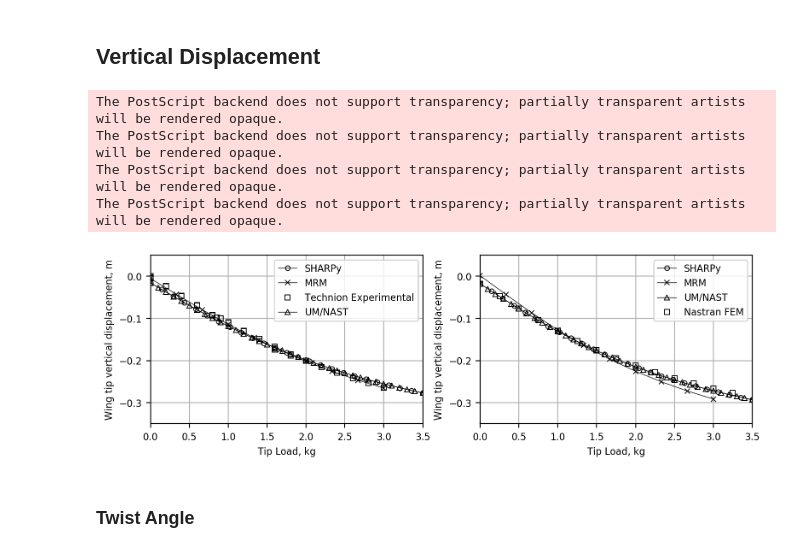
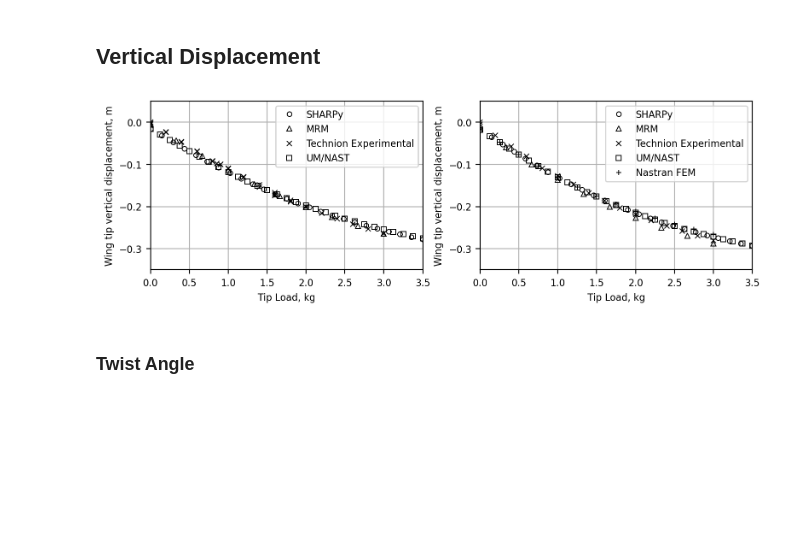
Before and after one commit to ngoiz/pazy-sharpy, a Jupyter notebook: 02a_Torsion/02a_Torsion.ipynb, the cells around one changed output. Cells and saved outputs as stored; diff of their text form; code cells hidden in the pictures; blank space fills up the shorter version.

```diff
--- a/02a_Torsion/02a_Torsion.ipynb
+++ b/02a_Torsion/02a_Torsion.ipynb
@@ -20,39 +20,46 @@ torsion_results['sharpy_wo_skin'] = {'file': path_to_results + '/torsion_SHARPy_
                                      'marker': 'o',
                                      'ms': 6,
                                     'label': 'SHARPy'}
-torsion_results['technion_mrm_w_skin'] = {'file': path_to_results + '//torsion_Technion_MRM_w_skin.txt',
+torsion_results['technion_mrm_w_skin'] = {'file': path_to_results + '/torsion_mrm_umbeam_w_skin.txt',
                                           'skin': True,
-                                          'marker': 'x',
+                                          'marker': '^',
                                           'ms': 6,
                                          'label': 'MRM'}
-torsion_results['technion_mrm_wo_skin'] = {'file': path_to_results + '//torsion_Technion_MRM_wo_skin.txt',
-                                           'marker': 'x',
+torsion_results['technion_mrm_wo_skin'] = {'file': path_to_results + '/torsion_mrm_umbeam_wo_skin.txt',
+                                           'marker': '^',
                                            'ms': 6,
                                            'skin': False,
                                           'label': 'MRM'}
-torsion_results['technion_experimental'] = {'file': path_to_results + '/torsion_Technion_Experimental.txt',
+torsion_results['technion_experimental_w_skin'] = {'file': path_to_results + '/torsion_technion_experimental_w_skin.txt',
                                             'skin': True,
                                            'label': 'Technion Experimental',
-                                           'marker': 's',
+                                           'marker': 'x',
+                                            'ms': 6,
+                                            'ls':'none'
+                                           }
+torsion_results['technion_experimental_wo_skin'] = {'file': path_to_results + '/torsion_technion_experimental_wo_skin.txt',
+                                            'skin': False,
+                                           'label': 'Technion Experimental',
+                                           'marker': 'x',
                                             'ms': 6,
                                             'ls':'none'
                                            }
 torsion_results['um_w_skin'] = {'file': path_to_results + '/torsion_UMNAST_w_skin.txt',
                                     'skin': True,
-                                    'marker': '^',
+                                    'marker': 's',
                                     'ms': 6,
                                    'label':'UM/NAST',
-                               'markevery': 5}
+                               'linestyle': {'markevery': 5}}
 torsion_results['um_wo_skin'] = {'file': path_to_results + '/torsion_UMNAST_wo_skin.txt',
-                                     'skin': False,
-                                     'marker': '^',
-                                     'ms': 6,
-                                    'label': 'UM/NAST',
-                                'markevery': 5}
-torsion_results['nastran'] = {'file': path_to_results + '/torsion_UMNAST_parentFEM_wo_skin.txt',
                                      'skin': False,
                                      'marker': 's',
                                      'ms': 6,
+                                    'label': 'UM/NAST',
+                                'linestyle': {'markevery': 5}}
+torsion_results['nastran'] = {'file': path_to_results + '/torsion_UMNAST_parentFEM_wo_skin.txt',
+                                     'skin': False,
+                                     'marker': '+',
+                                     'ms': 6,
                                     'label': 'Nastran FEM',
                              'ls':'none'}
 # %%
@@ -63,40 +70,37 @@ for key, case in torsion_results.items():
 # %%
 cm2in = 1/2.54
 ar = 1.57
 ar = 3
 width_cm = 20
 
 figsize = (width_cm * cm2in, width_cm / ar * cm2in)
 fig, ax = plt.subplots(ncols=2, figsize=figsize)
 
 for case in torsion_results.values():
     if case['skin']:
         a = ax[0]
     else:
         a = ax[1]
 
-    a.plot(case['data'][:, 0], case['data'][:, 1], label=case['label'], marker=case['marker'], ms=4, mfc='none', ls=case.get('ls', '-'),
-           lw=0.5, color='k', markeredgewidth=0.7)
+    a.plot(case['data'][:, 0], case['data'][:, 1], label=case['label'], marker=case['marker'], ms=4, mfc='none', ls='none',
+           lw=0.5, color='k', markeredgewidth=0.7,
+           **case.get('linestyle', {}))
 
 for a in ax:
     a.legend(fontsize=8)
     a.set_xlim(0, 3.5)
     a.set_ylim(-0.35, 0.05)
     a.set_xlabel('Tip Load, kg')
     a.set_ylabel('Wing tip vertical displacement, m')
     a.grid()
     for item in ([a.title, a.xaxis.label, a.yaxis.label] +
              a.get_xticklabels() + a.get_yticklabels()):
         item.set_fontsize(8)
 
 plt.tight_layout()
-plt.savefig('../figures/02a_Torsion_Displacement.eps')
+plt.savefig('../figures/02a_Torsion_Displacement.pdf')
 # %% [output]
-The PostScript backend does not support transparency; partially transparent artists will be rendered opaque.
-The PostScript backend does not support transparency; partially transparent artists will be rendered opaque.
-The PostScript backend does not support transparency; partially transparent artists will be rendered opaque.
-The PostScript backend does not support transparency; partially transparent artists will be rendered opaque.
-[figure, old version]
+[figure, new version]
 # %% [markdown]
 ### Twist Angle
 # %%
```
Also changed, not shown: parts of 1 cell of this notebook, 21 other files.
